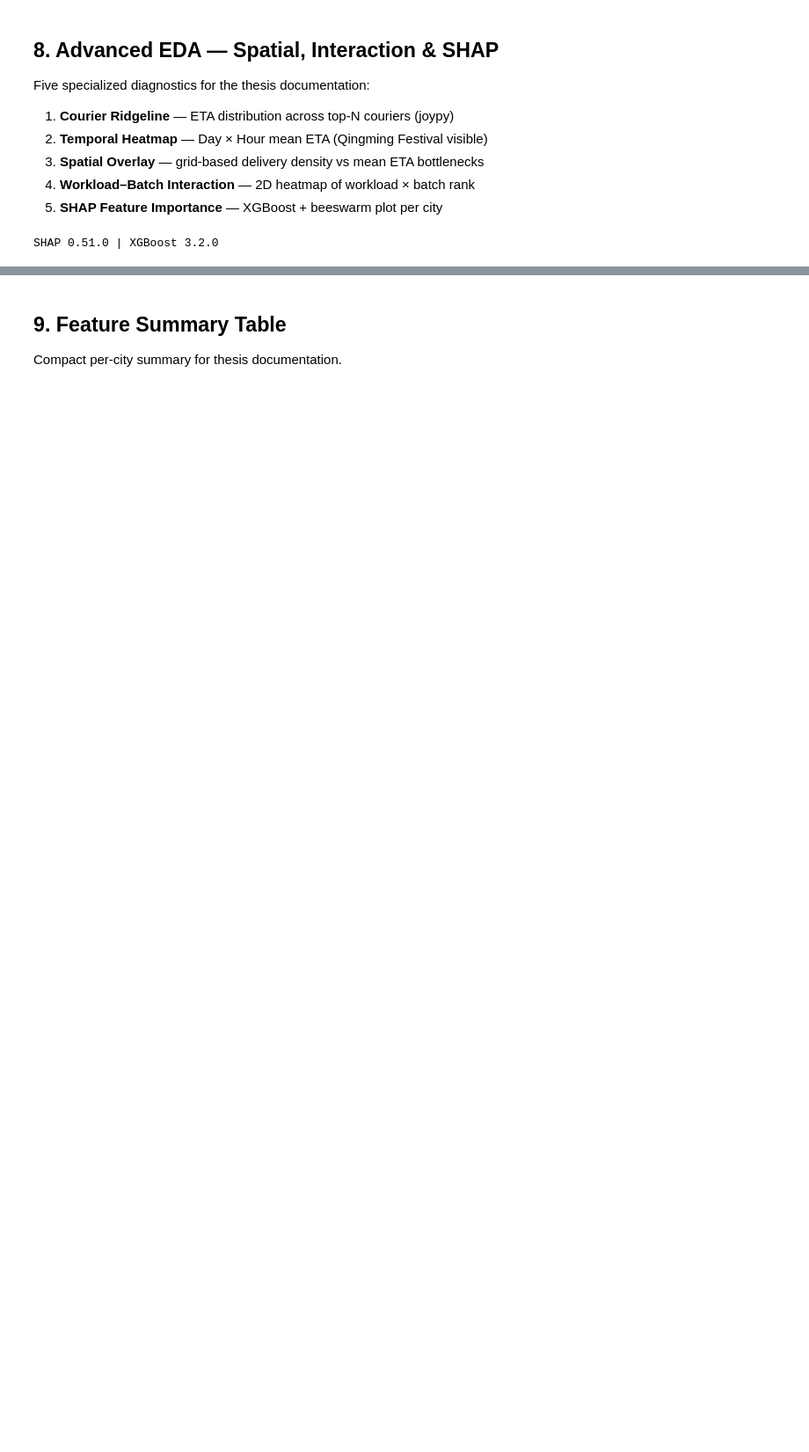
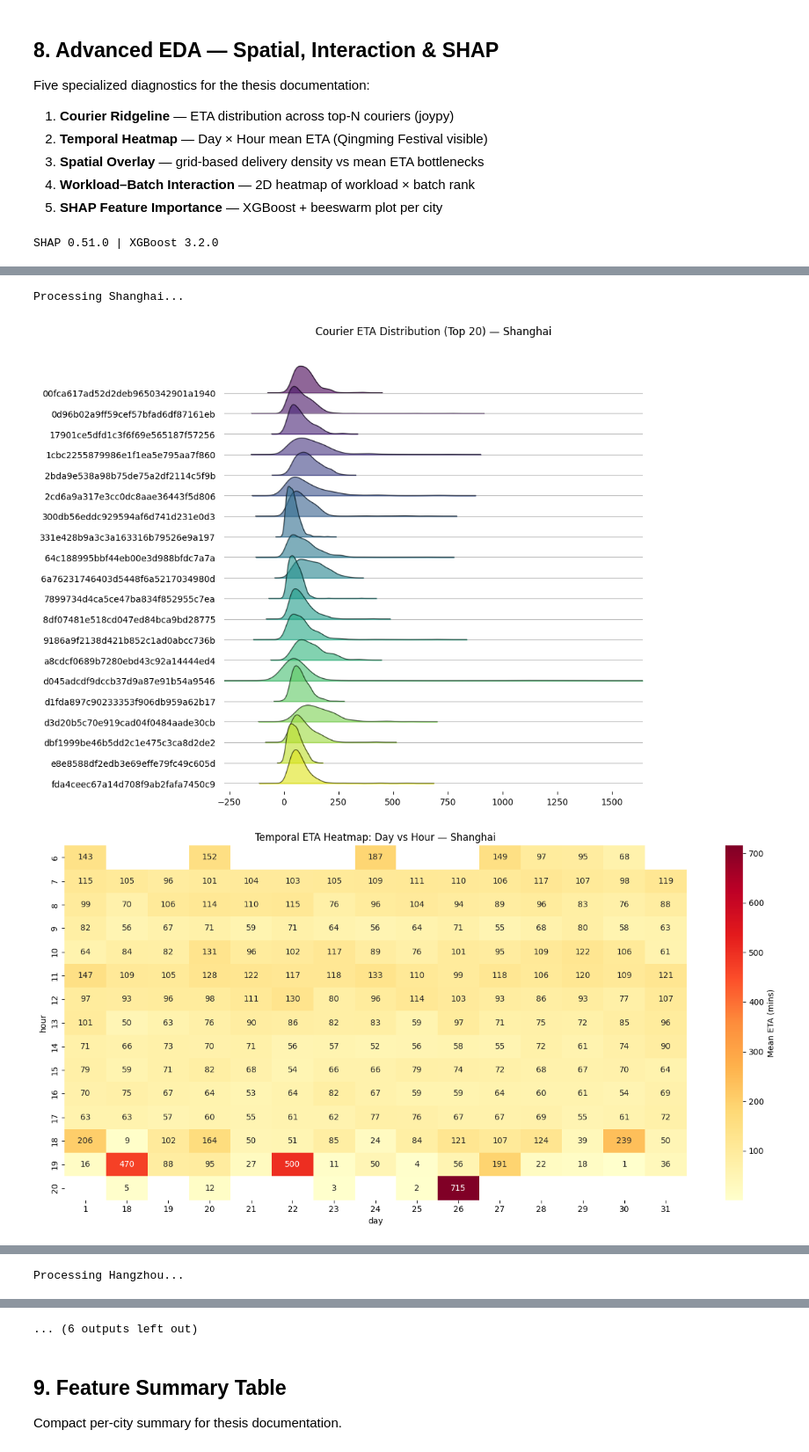
Before and after one commit to aymuos/endgame, a Jupyter notebook: 00_master_feature_creator.ipynb, the cells around one changed output, grey strips where cells are left out. Shown at 88% size. Drawn from its saved outputs; the diff is of its cells as text; code cells hidden in the pictures; blank space fills up the shorter version.

```diff
--- a/00_master_feature_creator.ipynb
+++ b/00_master_feature_creator.ipynb
@@ -1882,0 +1882,68 @@ run_advanced_eda(city_results)
+# %%
+import shap
+import joypy
+import xgboost
+import matplotlib.pyplot as plt
+import seaborn as sns
+import polars as pl
+import numpy as np
+
+def plot_courier_ridgeline(features, city_en, top_n=20):
+    top_couriers = features.group_by("delivery_user_id").len().sort("len", descending=True).head(top_n).get_column("delivery_user_id").to_list()
+    plot_df = features.filter(pl.col("delivery_user_id").is_in(top_couriers)).to_pandas()
+    joypy.joyplot(plot_df, by="delivery_user_id", column="eta_mins", range_style="own", grid="y", linewidth=1, title=f"Courier ETA Distribution (Top {top_n}) — {city_en}", colormap=plt.cm.viridis, alpha=0.6, figsize=(10, 8))
+    plt.show()
+
+def plot_temporal_heatmap(features, city_en):
+    heatmap_data = features.with_columns([pl.col("receipt_time").dt.day().alias("day"), pl.col("receipt_time").dt.hour().alias("hour")]).group_by(["day", "hour"]).agg(pl.mean("eta_mins").alias("mean_eta")).to_pandas()
+    pivot_df = heatmap_data.pivot(index="hour", columns="day", values="mean_eta").sort_index()
+    plt.figure(figsize=(14, 7))
+    sns.heatmap(pivot_df, cmap="YlOrRd", annot=True, fmt=".0f", cbar_kws={"label": "Mean ETA (mins)"})
+    plt.title(f"Temporal ETA Heatmap: Day vs Hour — {city_en}")
+    plt.tight_layout()
+    plt.show()
+
+def plot_spatial_overlay(features, city_en):
+    spatial_stats = features.group_by(["grid_x", "grid_y"]).agg([pl.len().alias("density"), pl.mean("eta_mins").alias("mean_eta")]).to_pandas()
+    fig, ax = plt.subplots(1, 2, figsize=(18, 7))
+    ax[0].scatter(spatial_stats["grid_x"], spatial_stats["grid_y"], c=spatial_stats["density"], cmap="viridis", s=20)
+    ax[0].set_title(f"Density — {city_en}")
+    ax[1].scatter(spatial_stats["grid_x"], spatial_stats["grid_y"], c=spatial_stats["mean_eta"], cmap="Reds", s=20)
+    ax[1].set_title(f"ETA Bottlenecks — {city_en}")
+    plt.show()
+
+def plot_workload_batch_interaction(features, city_en):
+    interaction_df = features.group_by(["workload_causal", "batch_rank_dispatch"]).agg(pl.mean("eta_mins").alias("mean_eta")).to_pandas()
+    pivot_df = interaction_df.pivot(index="workload_causal", columns="batch_rank_dispatch", values="mean_eta").sort_index()
+    plt.figure(figsize=(12, 8))
+    sns.heatmap(pivot_df.iloc[:20, :15], annot=True, fmt=".1f", cmap="rocket_r")
+    plt.title(f"Workload x Batch Rank Interaction — {city_en}")
+    plt.show()
+
+def plot_shap_relevance(features, city_en):
+    model_features = ["batch_size", "batch_rank_dispatch", "workload_causal", "speed_mean_15m", "pickup_destination_distance", "WSI", "spatial_congestion_norm"]
+    avail_cols = [c for c in model_features if c in features.columns]
+    X = features.select(avail_cols).to_pandas().fillna(0)
+    y = features["eta_mins"].to_numpy()
+    model = xgboost.XGBRegressor(n_estimators=50, max_depth=5, random_state=42).fit(X, y)
+    explainer = shap.Explainer(model, X)
+    shap_values = explainer(X)
+    plt.figure(figsize=(10, 6))
+    shap.plots.beeswarm(shap_values, show=False)
+    plt.title(f"SHAP Importance — {city_en}")
+    plt.show()
+
+def run_advanced_eda(city_results):
+    for city_name, df in city_results.items():
+        print(f"\nProcessing {city_name}...")
+        plot_courier_ridgeline(df, city_name)
+        plot_temporal_heatmap(df, city_name)
+        plot_spatial_overlay(df, city_name)
+        plot_workload_batch_interaction(df, city_name)
+        plot_shap_relevance(df, city_name)
+
+run_advanced_eda(city_results_v4)
+# %% [output]
+Processing Shanghai...
+[figure, added]
+[figure, added]
@@ -1882,0 +1953 @@ run_advanced_eda(city_results)
+Processing Hangzhou...
@@ -1883,3 +1959,4 @@ run_advanced_eda(city_results)
+... (6 outputs left out)
 # %% [markdown]
 ## 9. Feature Summary Table
 
```
Also changed, not shown: parts of 19 cells of this notebook.
